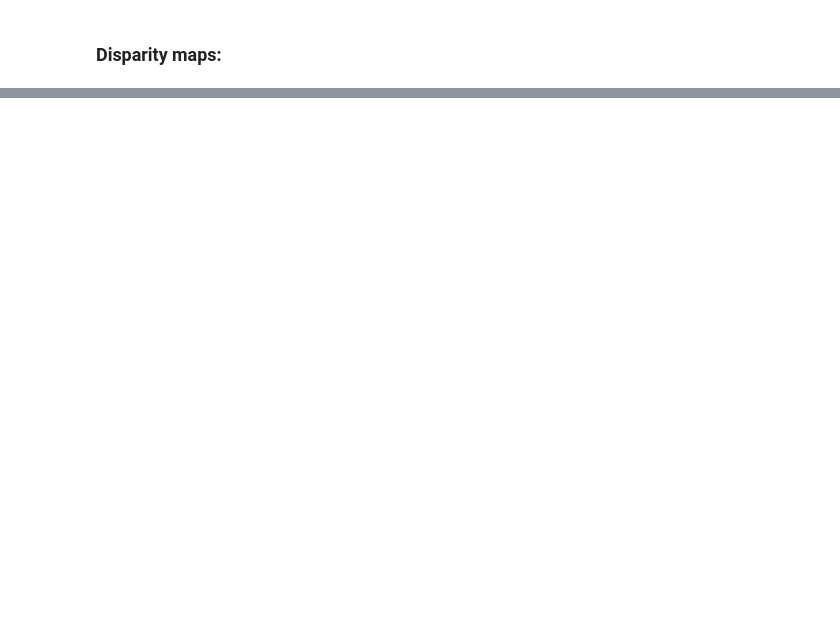
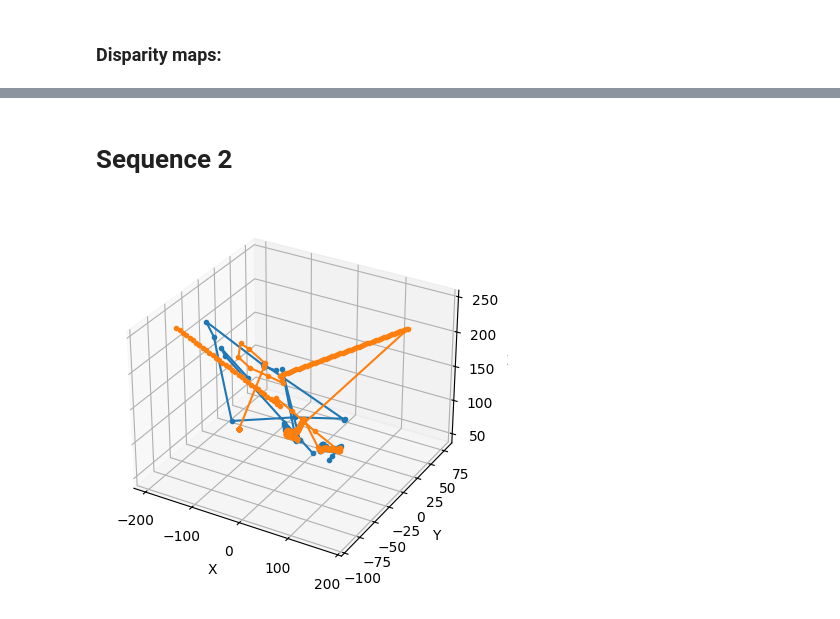
Before and after one commit to NepyouDTU/-34759-Perception-for-autonomous-systems, a Jupyter notebook: Nicolai.ipynb, the cells around one changed output, grey strips where cells are left out. Drawn from its saved outputs; the diff is of its cells as text; code cells hidden in the pictures; blank space fills up the shorter version.

```diff
--- a/Nicolai.ipynb
+++ b/Nicolai.ipynb
@@ -189,0 +276,18 @@ visualize_robot_trajectory(scene_pcd, robot_positions)
+# %% [markdown]
+# Sequence 2
+# %%
+pcd, robot_positions, filtered_positions = pipeline(*load_and_undistort_images("2_obstacle"),30)
+visualize_robot_trajectory(pcd, filtered_positions)
+# %%
+positions = np.asarray(robot_positions, dtype=float)
+filtered_positions = np.asarray(filtered_positions, dtype=float)
+fig = plt.figure()
+ax = fig.add_subplot(111, projection="3d")
+ax.plot(positions[:, 0], positions[:, 1], positions[:, 2], marker=".")
+ax.plot(filtered_positions[:, 0], filtered_positions[:, 1], filtered_positions[:, 2], marker=".")
+ax.set_xlabel("X")
+ax.set_ylabel("Y")
+ax.set_zlabel("Z")
+plt.show()
+# %% [output]
+[figure, added]
```
Also changed, not shown: parts of 13 cells of this notebook, 1 other file.
